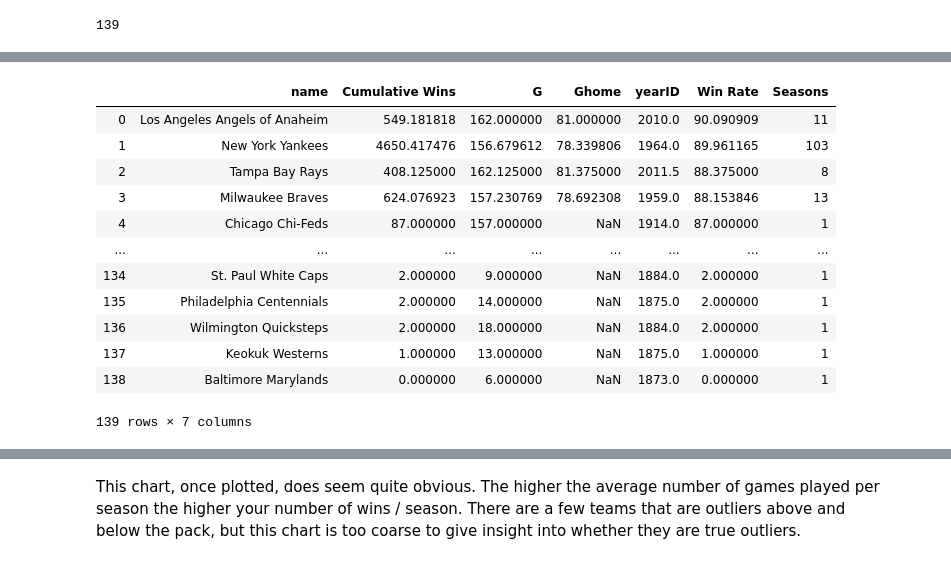
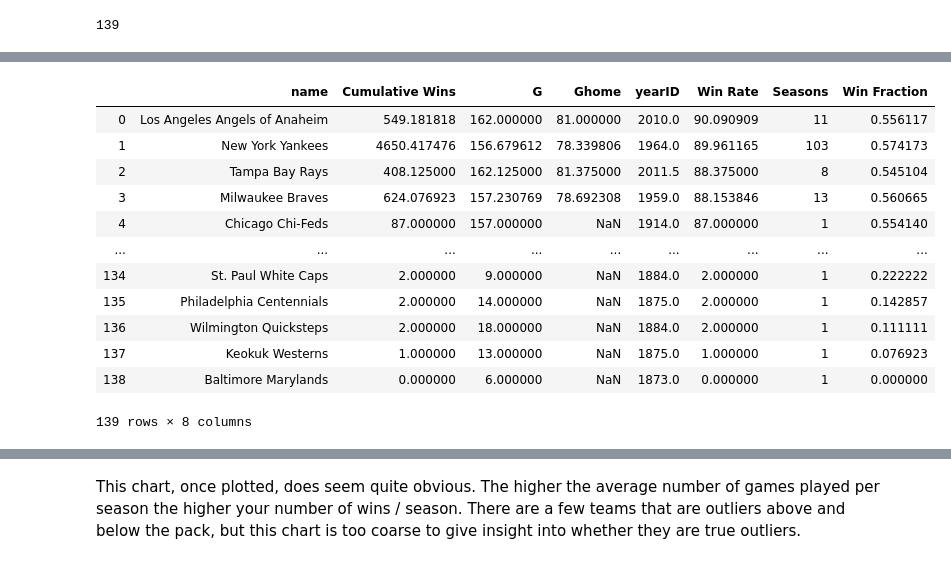
Before and after one commit to mgood13/data_analytics_project1, a Jupyter notebook: Teams_Analysis.ipynb, the cells around one changed output, grey strips where cells are left out. Saved outputs shown, nothing was run; the diff lists cells and outputs as text; code cells hidden in the pictures.

```diff
--- a/Teams_Analysis.ipynb
+++ b/Teams_Analysis.ipynb
@@ -68,20 +60,34 @@ teamwinner = ""
 numseason = 0
 numwins = 0
 winratedictionary = {}
+
+
 for team in teamnames:
+    # Create a temporary dataframe with all of the data for a given team
     temp_df = small_df.loc[small_df['name'] == team,:]
+
+    # Count the number of seasons they've been in the league
     seasons = temp_df['name'].count()
+
+    # Grab the last value in the Cumulative Wins column and divide it by the number of seasons to get the average
+    # number of wins / season, we will call this variable 'Win Rate' going forward
     calc = temp_df['Cumulative Wins'].iloc[-1] / seasons
     winratedictionary[team] = []
     winratedictionary[team].append(calc)
 
-    plt.plot(range(temp_df['name'].count()),temp_df['Cumulative Wins'])
+    # To avoid an incredible amount of clutter in the lower corner of our graph we filter out all the teams that were
+    # Or have only been around for a short time.
+    if seasons > 15:
 
-    if calc > winrate:
-        teamwinner = team
-        winrate = calc
-        numseason = seasons
-        numwins = temp_df['Cumulative Wins'].iloc[-1]
+        plt.plot(range(temp_df['name'].count()),temp_df['Cumulative Wins'])
+
+        # Each loop determine if the current team is the new highest win rate
+        # This is inside the loop to prevent 'Flash in the pan' teams from dominating our win rate values
+        if calc > winrate:
+            teamwinner = team
+            winrate = calc
+            numseason = seasons
+            numwins = temp_df['Cumulative Wins'].iloc[-1]
 
 plt.title('Cumulative wins by Season')
 plt.xlabel('Number of Seasons')
@@ -93,6 +99,6 @@ plt.show()
 # for 11 seasons
 print("Team with the highest win rate: " + teamwinner)
 print('They played for: ' + str(numseason) + ' seasons')
-print('And they won: ' + str(numwins) + ' games')
+print('Total number of Games Won: ' + str(numwins) + ' games')
 print('Overall Win Rate: ' + str(winrate))
 # %% [output]
@@ -114,32 +122,35 @@ winrate_df = winrate_df.rename(columns = {'index':'name',0:'Win Rate'})
 # %%
 # Merge the winrate dataframe with our small dataframe
 merged_df = pd.merge(small_df,winrate_df, left_on = 'name',right_on = 'name')
 merged_df = merged_df.sort_values(['Win Rate','yearID'], ascending = False)
 
 # Now we create a dataframe which focuses on the winrate so we can visualize our data more easily in the dataframe
 mean_vals_df = merged_df.groupby('name').mean()
 
 # Create a season count and add it to our dataframe
 seasoncount = merged_df.groupby('name')['G'].count()
 mean_vals_df['Seasons'] = seasoncount
 
+# Sort the dataframe by Win Rate and add Win Fraction column
+# Win rate will be biased towards teams playing more recently (with longer seasons) Win Fraction will control for this
 mean_vals_df = mean_vals_df.sort_values('Win Rate', ascending = False)
+mean_vals_df['Win Fraction'] = mean_vals_df['Win Rate'] / mean_vals_df['G']
 mean_vals_df = mean_vals_df.reset_index()
 mean_vals_df
 # %% [output]
-|  | name | Cumulative Wins | G | Ghome | yearID | Win Rate | Seasons |
-| 0 | Los Angeles Angels of Anaheim | 549.181818 | 162.000000 | 81.000000 | 2010.0 | 90.090909 | 11 |
-| 1 | New York Yankees | 4650.417476 | 156.679612 | 78.339806 | 1964.0 | 89.961165 | 103 |
-| 2 | Tampa Bay Rays | 408.125000 | 162.125000 | 81.375000 | 2011.5 | 88.375000 | 8 |
-| 3 | Milwaukee Braves | 624.076923 | 157.230769 | 78.692308 | 1959.0 | 88.153846 | 13 |
-| 4 | Chicago Chi-Feds | 87.000000 | 157.000000 | NaN | 1914.0 | 87.000000 | 1 |
-| ... | ... | ... | ... | ... | ... | ... | ... |
-| 134 | St. Paul White Caps | 2.000000 | 9.000000 | NaN | 1884.0 | 2.000000 | 1 |
-| 135 | Philadelphia Centennials | 2.000000 | 14.000000 | NaN | 1875.0 | 2.000000 | 1 |
-| 136 | Wilmington Quicksteps | 2.000000 | 18.000000 | NaN | 1884.0 | 2.000000 | 1 |
-| 137 | Keokuk Westerns | 1.000000 | 13.000000 | NaN | 1875.0 | 1.000000 | 1 |
-| 138 | Baltimore Marylands | 0.000000 | 6.000000 | NaN | 1873.0 | 0.000000 | 1 |
+|  | name | Cumulative Wins | G | Ghome | yearID | Win Rate | Seasons | Win Fraction |
+| 0 | Los Angeles Angels of Anaheim | 549.181818 | 162.000000 | 81.000000 | 2010.0 | 90.090909 | 11 | 0.556117 |
+| 1 | New York Yankees | 4650.417476 | 156.679612 | 78.339806 | 1964.0 | 89.961165 | 103 | 0.574173 |
+| 2 | Tampa Bay Rays | 408.125000 | 162.125000 | 81.375000 | 2011.5 | 88.375000 | 8 | 0.545104 |
+| 3 | Milwaukee Braves | 624.076923 | 157.230769 | 78.692308 | 1959.0 | 88.153846 | 13 | 0.560665 |
+| 4 | Chicago Chi-Feds | 87.000000 | 157.000000 | NaN | 1914.0 | 87.000000 | 1 | 0.554140 |
+| ... | ... | ... | ... | ... | ... | ... | ... | ... |
+| 134 | St. Paul White Caps | 2.000000 | 9.000000 | NaN | 1884.0 | 2.000000 | 1 | 0.222222 |
+| 135 | Philadelphia Centennials | 2.000000 | 14.000000 | NaN | 1875.0 | 2.000000 | 1 | 0.142857 |
+| 136 | Wilmington Quicksteps | 2.000000 | 18.000000 | NaN | 1884.0 | 2.000000 | 1 | 0.111111 |
+| 137 | Keokuk Westerns | 1.000000 | 13.000000 | NaN | 1875.0 | 1.000000 | 1 | 0.076923 |
+| 138 | Baltimore Marylands | 0.000000 | 6.000000 | NaN | 1873.0 | 0.000000 | 1 | 0.000000 |
-139 rows × 7 columns
+139 rows × 8 columns
 # %%
 plt.scatter(mean_vals_df['Seasons'],mean_vals_df['Win Rate'], label = mean_vals_df['name'])
 plt.xlabel('Seasons')
```
Also changed, not shown: parts of 13 cells of this notebook, 1 other file.
